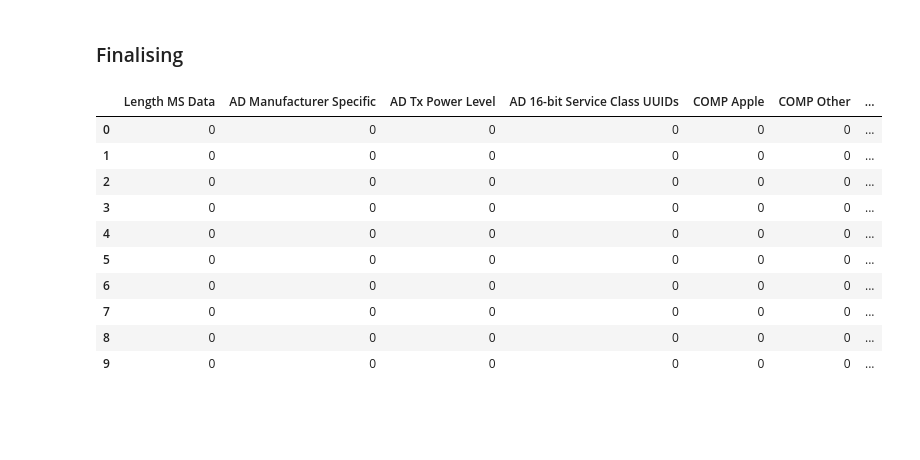
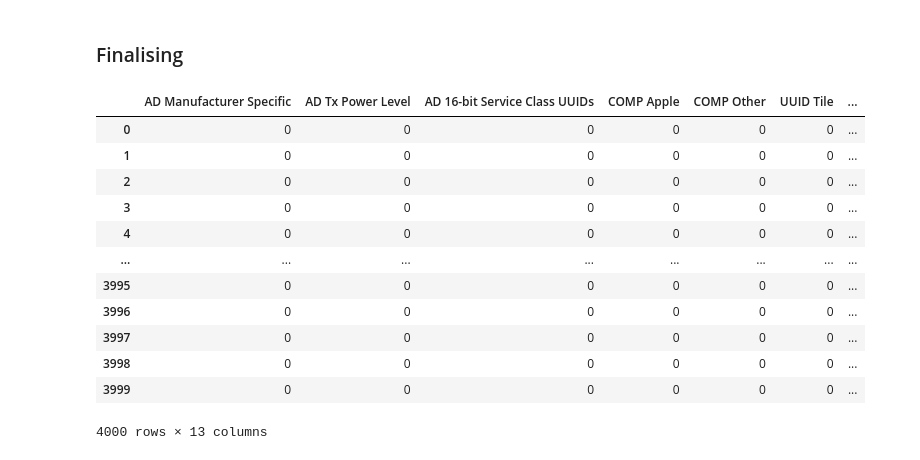
Before and after one commit to keyyke/master_thesis, a Jupyter notebook: markov_model/synhtetic_data_generation_markov.ipynb, the cells around one changed output. Cells and saved outputs as stored; diff of their text form; code cells hidden in the pictures; blank space fills up the shorter version.

```diff
--- a/markov_model/synhtetic_data_generation_markov.ipynb
+++ b/markov_model/synhtetic_data_generation_markov.ipynb
@@ -283,7 +278,7 @@ target_df = pd.DataFrame() # data frame storing the data which is used for marko
 
 seed = 0 # seed for random number generator
 
-number_of_synthetic_data = 10
+number_of_synthetic_data = 4000
 # %%
 def generate_transition_matrix(target_df):
     """
@@ -736,47 +833,46 @@ display(g)
 # %% [markdown]
 ### Finalising
 # %%
-# 全て同じ値のカラムの合成データを作成
 # generate data frame with all the same value columns for which has only unique value
 
-
 columns = [
-    "Length MS Data",
     "AD Manufacturer Specific",
     "AD Tx Power Level",
     "AD 16-bit Service Class UUIDs",
     "COMP Apple",
     "COMP Other",
     "UUID Tile",
     "PDU ADV_NONCONN_IND",
     "PDU ADV_SCAN_IND",
     "CT 07",
     "CT 12",
     "CT Other",
     "ST 3"
 ]
 
 synthetic_data_df = pd.DataFrame(
     0,  # Initial value for all cells
     index=range(number_of_synthetic_data),  # Number of rows
     columns=columns  # Column names
 )
 
 synthetic_data_df["Label"] = "SmartTag (nearby)"
 
 synthetic_data_df
 # %% [output]
-|  | Length MS Data | AD Manufacturer Specific | AD Tx Power Level | AD 16-bit Service Class UUIDs | COMP Apple | COMP Other | ... |
+|  | AD Manufacturer Specific | AD Tx Power Level | AD 16-bit Service Class UUIDs | COMP Apple | COMP Other | UUID Tile | ... |
 | 0 | 0 | 0 | 0 | 0 | 0 | 0 | ... |
 | 1 | 0 | 0 | 0 | 0 | 0 | 0 | ... |
 | 2 | 0 | 0 | 0 | 0 | 0 | 0 | ... |
 | 3 | 0 | 0 | 0 | 0 | 0 | 0 | ... |
 | 4 | 0 | 0 | 0 | 0 | 0 | 0 | ... |
-| 5 | 0 | 0 | 0 | 0 | 0 | 0 | ... |
-| 6 | 0 | 0 | 0 | 0 | 0 | 0 | ... |
-| 7 | 0 | 0 | 0 | 0 | 0 | 0 | ... |
-| 8 | 0 | 0 | 0 | 0 | 0 | 0 | ... |
-| 9 | 0 | 0 | 0 | 0 | 0 | 0 | ... |
+| ... | ... | ... | ... | ... | ... | ... | ... |
+| 3995 | 0 | 0 | 0 | 0 | 0 | 0 | ... |
+| 3996 | 0 | 0 | 0 | 0 | 0 | 0 | ... |
+| 3997 | 0 | 0 | 0 | 0 | 0 | 0 | ... |
+| 3998 | 0 | 0 | 0 | 0 | 0 | 0 | ... |
+| 3999 | 0 | 0 | 0 | 0 | 0 | 0 | ... |
+4000 rows × 13 columns
 # %%
 # merge synthetic data to one data frame
 
```
Also changed, not shown: parts of 26 cells of this notebook.
